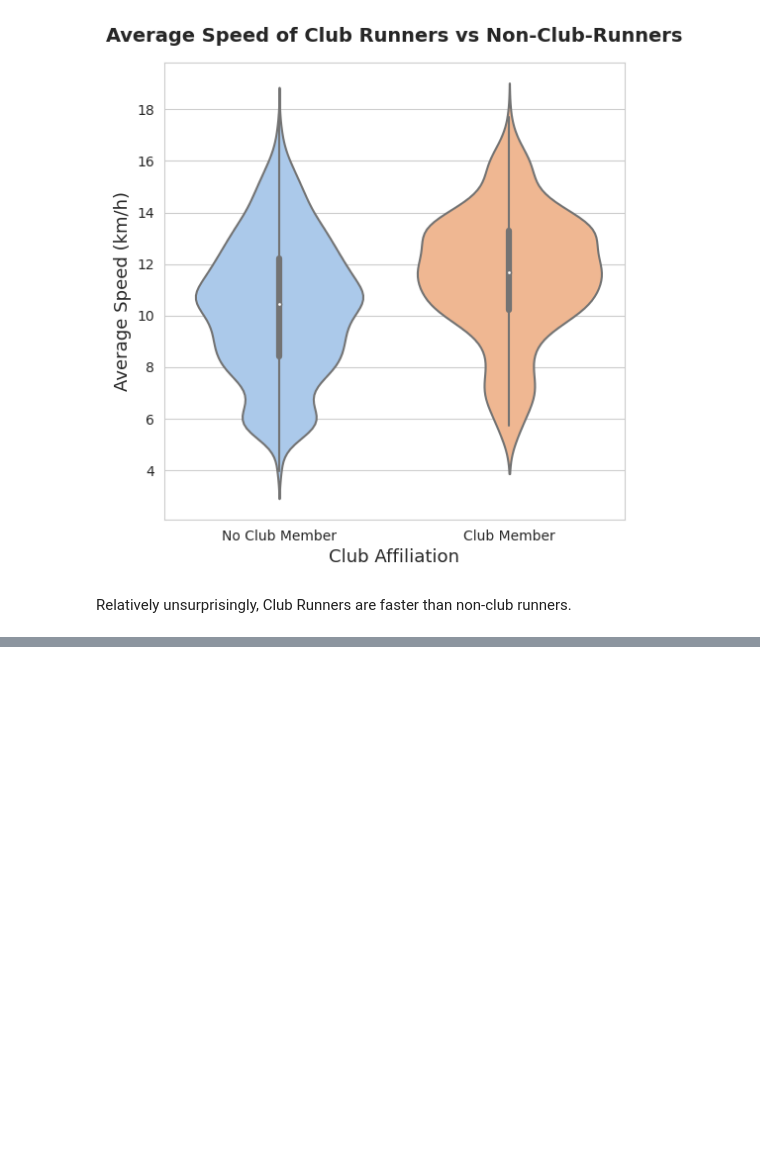
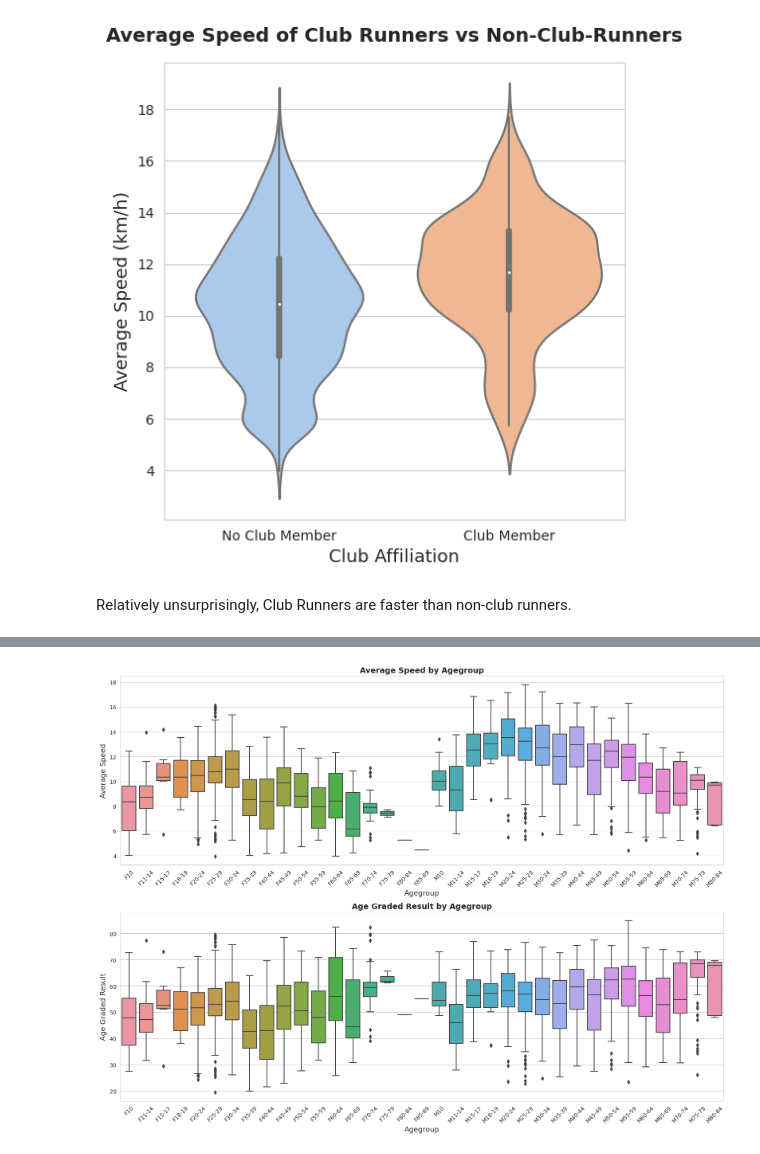
Before and after one commit to moejakob/konstanz5k, a Jupyter notebook: 2024-09-11_5k_project.ipynb, the cells around one changed output, grey strips where cells are left out. Drawn from its saved outputs; the diff is of its cells as text; code cells hidden in the pictures; blank space fills up the shorter version.

```diff
--- a/2024-09-11_5k_project.ipynb
+++ b/2024-09-11_5k_project.ipynb
@@ -350,0 +366,11 @@ Relatively unsurprisingly, Club Runners are faster than non-club runners.
+# %%
+def replace_w_f(agegroup):
+
+    if agegroup.startswith('W'):
+        agegroup = agegroup.replace('W', 'F')
+    return agegroup
+
+# exlude athletes without an agegroup and then remove the first letter from the agegroup abbreviation
+agegroups_x = full_results.loc[full_results['agegroup'] != 'no agegroup']
+agegroups_x['agegroup'] = agegroups_x['agegroup'].str[1:]
+agegroups_x['agegroup'] = agegroups_x['agegroup'].apply(replace_w_f)
@@ -350,0 +388,22 @@ Relatively unsurprisingly, Club Runners are faster than non-club runners.
+# %%
+fig, axes = plt.subplots(2, 1, figsize=(16, 12))
+
+# average speed by agegroup
+sns.boxplot(x=agegroups_x['agegroup'].sort_values(), y=agegroups_x['avg_speed_kph'], ax=axes[0])
+axes[0].set_title('Average Speed by Agegroup', fontsize=14, fontweight='bold')
+axes[0].set_xlabel('Agegroup', fontsize=13)
+axes[0].set_ylabel('Average Speed', fontsize=13)
+axes[0].tick_params(axis='x', labelrotation=45)
+
+# average age grading by agegroup
+sns.boxplot(x=agegroups_x['agegroup'].sort_values(), y=agegroups_x['age_grade'], ax=axes[1])
+axes[1].set_title('Age Graded Result by Agegroup', fontsize=14, fontweight='bold')
+axes[1].set_xlabel('Agegroup', fontsize=13)
+axes[1].set_ylabel('Age Graded Result', fontsize=13)
+axes[1].tick_params(axis='x', labelrotation=45)
+
+fig.tight_layout()
+
+plt.show()
+# %% [output]
+[figure, added]
```
Also changed, not shown: parts of 10 cells of this notebook.
